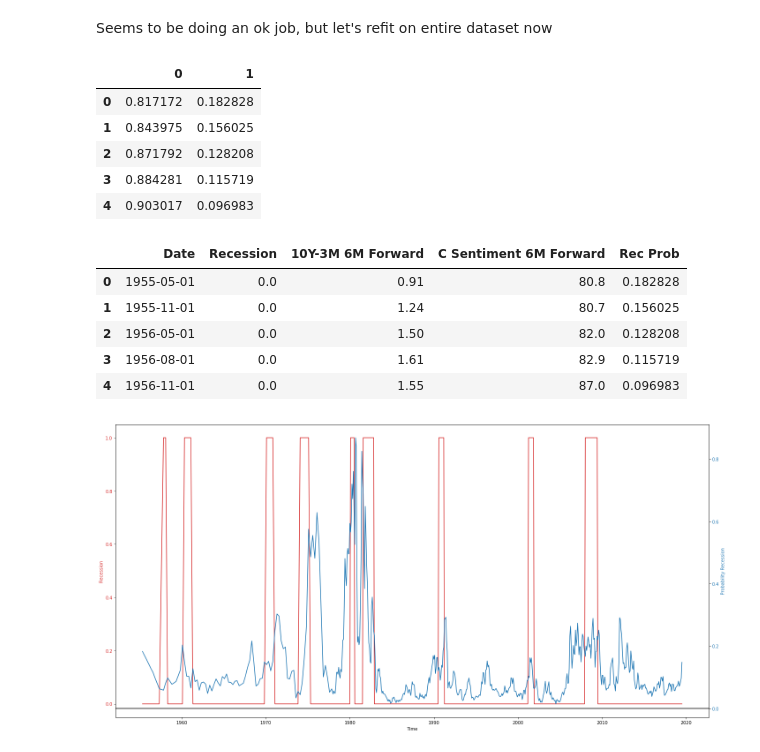
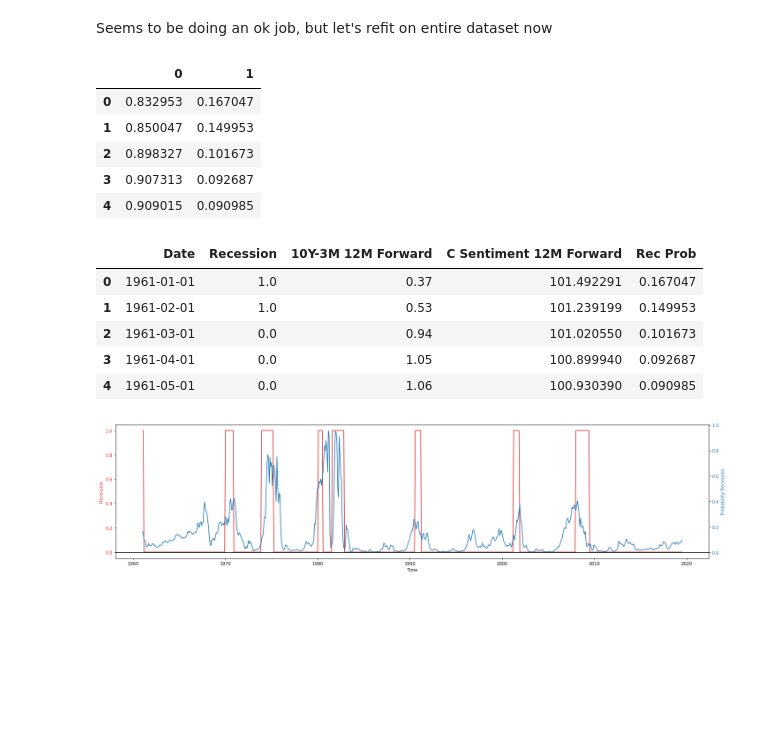
Before and after one commit to nick-cochrane/Project-5, a Jupyter notebook: Project 5 MVP.ipynb, the cells around one changed output. Saved outputs shown, nothing was run; the diff lists cells and outputs as text; code cells hidden in the pictures; blank space fills up the shorter version.

Commit message:
MVP update with new consumer sentiment

```diff
--- a/Project 5 MVP.ipynb
+++ b/Project 5 MVP.ipynb
@@ -23,7 +23,7 @@ fred = Fred(api_key = 'ef21eaa55b4aa6b62a37a05a6ba071c6')
 ten_year = fred.get_series_latest_release('GS10') #10 Year Treasury Yield
 three_month = fred.get_series_latest_release('TB3MS') #3 Month Treasury Yield
 recession = fred.get_series_latest_release('USREC') #Dummy variable for recession based on NBER
-consumer_sent = fred.get_series_latest_release('UMCSENT') #U Michigan Consumer sentiment
+consumer_sent = fred.get_series_latest_release('CSCICP03USM665S') #OECD Consumer sentiment
 # %%
 fred_data = pd.concat([ten_year, three_month, consumer_sent, recession], axis=1).reset_index()
 fred_data.columns = ['Date', '10_Year','3_Month','Consumer Sentiment','Recession']
@@ -60,12 +60,12 @@ into future
 Let's start with 6 months, 12 months, and 18 months
 # %%
 df['10Y-3M 6M Forward'] = df.loc[:,'10Y-3M'].shift(periods=6)
+df['10Y-3M 9M Forward'] = df.loc[:,'10Y-3M'].shift(periods=9)
 df['10Y-3M 12M Forward'] = df.loc[:,'10Y-3M'].shift(periods=12)
-df['10Y-3M 18M Forward'] = df.loc[:,'10Y-3M'].shift(periods=18)
 
 df['C Sentiment 6M Forward'] = df.loc[:,'Consumer Sentiment'].shift(periods=6)
+df['C Sentiment 9M Forward'] = df.loc[:,'Consumer Sentiment'].shift(periods=9)
 df['C Sentiment 12M Forward'] = df.loc[:,'Consumer Sentiment'].shift(periods=12)
-df['C Sentiment 18M Forward'] = df.loc[:,'Consumer Sentiment'].shift(periods=18)
 # %%
 df.head(5)
 # %% [output]
@@ -253,7 +249,7 @@ Overall, looks like the 6 month forward spread is best indicator of recession
 # %% [markdown]
 ## Logistic Regression for Recession Probabilities
 # %%
-df_logit = df[['Date','Recession','10Y-3M 6M Forward','C Sentiment 6M Forward']].copy()
+df_logit = df[['Date','Recession','10Y-3M 12M Forward','C Sentiment 12M Forward']].copy()
 df_logit.dropna(inplace = True)
 #583 months
 # %%
@@ -351,7 +348,7 @@ plt.show()
 Seems to be doing an ok job, but let's refit on entire dataset now
 # %%
 y = df_logit.Recession
-X = df_logit[['10Y-3M 6M Forward','C Sentiment 6M Forward']]
+X = df_logit[['10Y-3M 12M Forward','C Sentiment 12M Forward']]
 # %%
 std_scale = preprocessing.StandardScaler().fit(X)
 X = std_scale.transform(X)
@@ -365,41 +362,41 @@ temp = pd.DataFrame(rec_probs_2)
 temp.head()
 # %% [output]
 |  | 0 | 1 |
-| 0 | 0.817172 | 0.182828 |
-| 1 | 0.843975 | 0.156025 |
-| 2 | 0.871792 | 0.128208 |
-| 3 | 0.884281 | 0.115719 |
-| 4 | 0.903017 | 0.096983 |
+| 0 | 0.832953 | 0.167047 |
+| 1 | 0.850047 | 0.149953 |
+| 2 | 0.898327 | 0.101673 |
+| 3 | 0.907313 | 0.092687 |
+| 4 | 0.909015 | 0.090985 |
 # %%
 df_logit.reset_index(drop = True, inplace = True)
 df_logit['Rec Prob'] = temp[1]
 # %%
 df_logit.head()
 # %% [output]
-|  | Date | Recession | 10Y-3M 6M Forward | C Sentiment 6M Forward | Rec Prob |
-| 0 | 1955-05-01 | 0.0 | 0.91 | 80.8 | 0.182828 |
-| 1 | 1955-11-01 | 0.0 | 1.24 | 80.7 | 0.156025 |
-| 2 | 1956-05-01 | 0.0 | 1.50 | 82.0 | 0.128208 |
-| 3 | 1956-08-01 | 0.0 | 1.61 | 82.9 | 0.115719 |
-| 4 | 1956-11-01 | 0.0 | 1.55 | 87.0 | 0.096983 |
+|  | Date | Recession | 10Y-3M 12M Forward | C Sentiment 12M Forward | Rec Prob |
+| 0 | 1961-01-01 | 1.0 | 0.37 | 101.492291 | 0.167047 |
+| 1 | 1961-02-01 | 1.0 | 0.53 | 101.239199 | 0.149953 |
+| 2 | 1961-03-01 | 0.0 | 0.94 | 101.020550 | 0.101673 |
+| 3 | 1961-04-01 | 0.0 | 1.05 | 100.899940 | 0.092687 |
+| 4 | 1961-05-01 | 0.0 | 1.06 | 100.930390 | 0.090985 |
 # %%
-fig, ax1 = plt.subplots(figsize=(20,10))
+fig, ax1 = plt.subplots(figsize=(20,5))
 
 color = 'tab:red'
 ax1.set_xlabel('Time')
 ax1.set_ylabel('Recession', color=color)
 ax1.plot(df_logit['Date'], df_logit['Recession'], color=color)
 ax1.tick_params(axis='y', labelcolor=color)
 
 ax2 = ax1.twinx()
 
 color = 'tab:blue'
 ax2.set_ylabel('Probability Recession', color=color)
 ax2.plot(df_logit['Date'], df_logit['Rec Prob'], color=color)
 ax2.tick_params(axis='y', labelcolor=color)
 
 fig.tight_layout()
 plt.axhline(0, color="black")
 plt.show()
 # %% [output]
-[figure, old version]
+[figure, new version]
```
Also changed, not shown: parts of 20 cells of this notebook.
